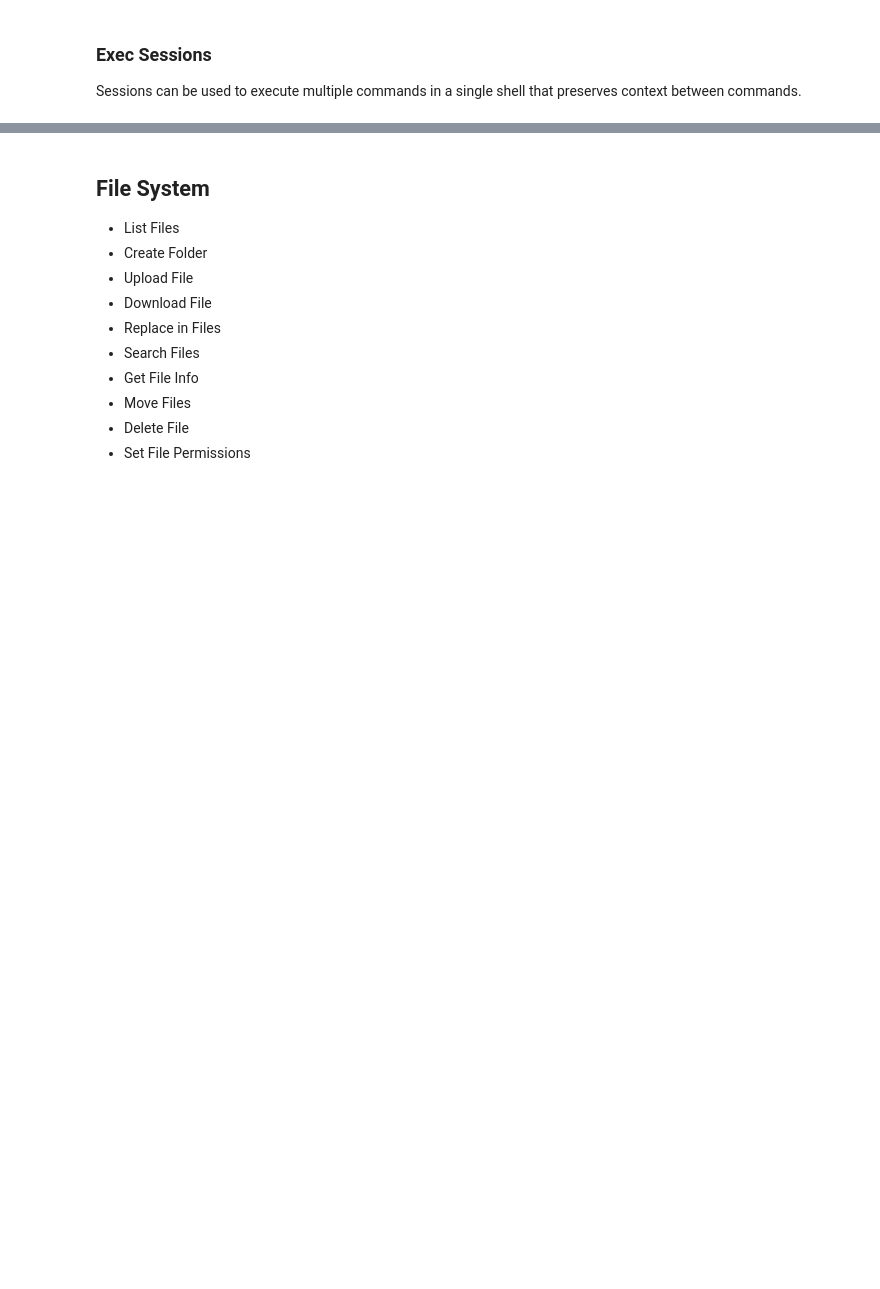
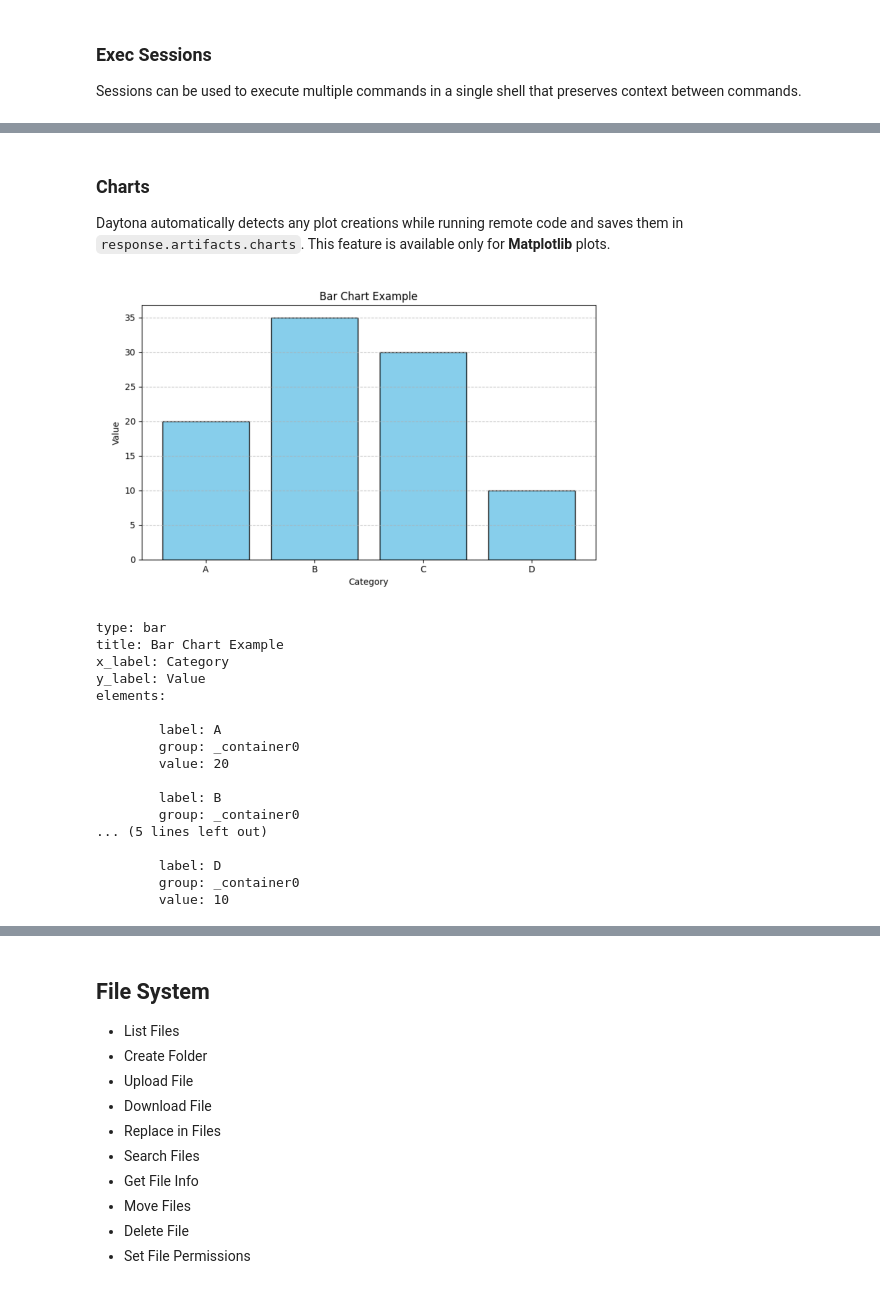
Before and after one commit to daytonaio/sdk, a Jupyter notebook: examples/jupyter/daytona.ipynb, the cells around one changed output, grey strips where cells are left out. Cells and saved outputs as stored; diff of their text form; code cells hidden in the pictures; blank space fills up the shorter version.

Commit message:
feat: retrieve matplotlib chart information (#36)
Signed-off-by: MDzaja <mirkodzaja0@gmail.com>

```diff
--- a/examples/jupyter/daytona.ipynb
+++ b/examples/jupyter/daytona.ipynb
@@ -63,0 +82,64 @@ print(f"Logs: {logs}")
+# %% [markdown]
+### Charts
+
+Daytona automatically detects any plot creations while running remote code and saves them in `response.artifacts.charts`. This feature is available only for **Matplotlib** plots.
+# %%
+code = """
+import matplotlib.pyplot as plt
+
+# Data
+categories = ['A', 'B', 'C', 'D']
+values = [20, 35, 30, 10]
+
+# Plot
+plt.figure(figsize=(8, 5))
+plt.bar(categories, values, color='skyblue', edgecolor='black')
+
+# Labels and title
+plt.xlabel('Category')
+plt.ylabel('Value')
+plt.title('Bar Chart Example')
+
+plt.grid(axis='y', linestyle='--', alpha=0.7)
+plt.tight_layout()
+plt.show()
+"""
+
+response = sandbox.process.code_run(code)
+chart = response.artifacts.charts[0]
+
+img_data = base64.b64decode(chart.png)
+img = plt.imread(io.BytesIO(img_data))
+plt.imshow(img)
+plt.axis("off")
+plt.show()
+
+print(f"type: {chart.type}")
+print(f"title: {chart.title}")
+if isinstance(chart, BarChart):
+    print(f"x_label: {chart.x_label}")
+    print(f"y_label: {chart.y_label}")
+    print("elements:")
+    for element in chart.elements:
+        print(f"\n\tlabel: {element.label}")
+        print(f"\tgroup: {element.group}")
+        print(f"\tvalue: {element.value}")
+# %% [output]
+[figure, added]
+type: bar
+title: Bar Chart Example
+x_label: Category
+y_label: Value
+elements:
+
+        label: A
+        group: _container0
+        value: 20
+
+        label: B
+        group: _container0
+... (5 lines left out)
+
+        label: D
+        group: _container0
+        value: 10
```
Also changed, not shown: parts of 11 cells of this notebook, 33 other files.
